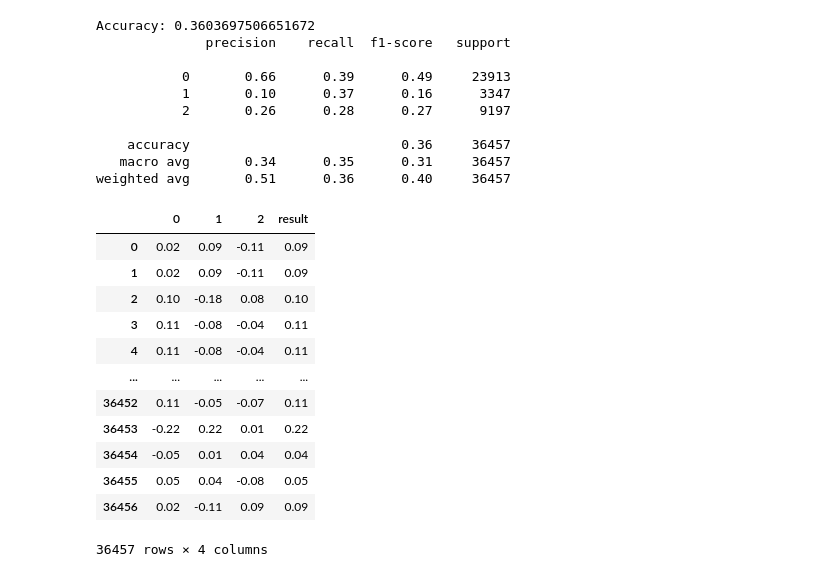
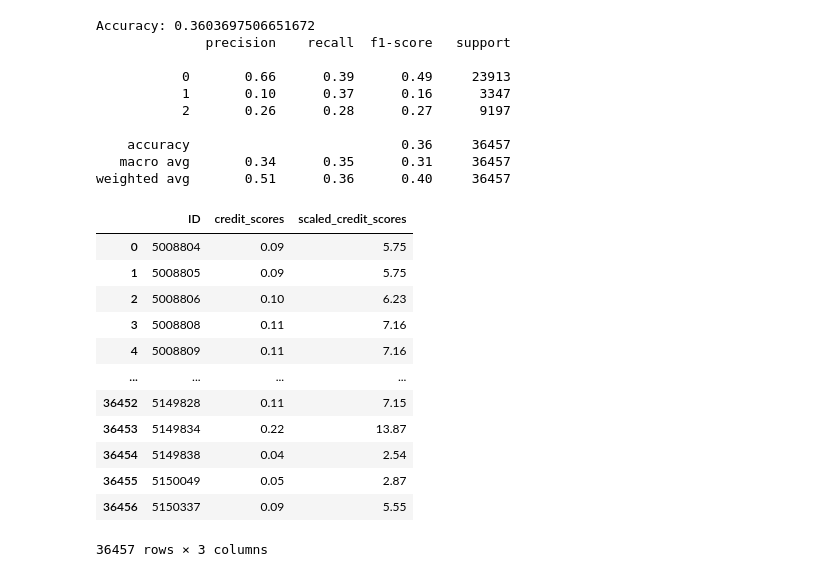
Before and after one commit to Linkkk01/INFO574_Group_Project, a Jupyter notebook: code/regression_analysis.ipynb, the cells around one changed output. Cells and saved outputs as stored; diff of their text form; code cells hidden in the pictures.

```diff
--- a/code/regression_analysis.ipynb
+++ b/code/regression_analysis.ipynb
@@ -3,6 +3,7 @@ import pandas as pd
 import numpy as np
 
 df = pd.read_csv('../data/final_df_2.csv')
+ID = df["ID"]
 df.drop(['ID','workclass'], axis=1, inplace=True)
 df
 # %% [output]
@@ -314,19 +315,25 @@ weighted avg       0.51      0.36      0.40     36457
 # %%
 total_logits = X @ model.coef_.T + model.intercept_
 # total_prob = np.exp(total_logits) / np.sum(np.exp(total_logits), axis=1, keepdims=True)
-total_logits['result'] = total_logits.max(axis=1)
+total_logits['credit_scores'] = total_logits.max(axis=1)
+scaled_data = (total_logits['credit_scores'] - total_logits['credit_scores'].min()) / (total_logits['credit_scores'].max() - total_logits['credit_scores'].min()) * 100
+total_logits["scaled_credit_scores"] = scaled_data
+total_logits["ID"] = ID
+
+total_logits = total_logits[["ID", "credit_scores", "scaled_credit_scores"]]
+
 total_logits
 # %% [output]
-|  | 0 | 1 | 2 | result |
-| 0 | 0.02 | 0.09 | -0.11 | 0.09 |
-| 1 | 0.02 | 0.09 | -0.11 | 0.09 |
-| 2 | 0.10 | -0.18 | 0.08 | 0.10 |
-| 3 | 0.11 | -0.08 | -0.04 | 0.11 |
-| 4 | 0.11 | -0.08 | -0.04 | 0.11 |
-| ... | ... | ... | ... | ... |
-| 36452 | 0.11 | -0.05 | -0.07 | 0.11 |
-| 36453 | -0.22 | 0.22 | 0.01 | 0.22 |
-| 36454 | -0.05 | 0.01 | 0.04 | 0.04 |
-| 36455 | 0.05 | 0.04 | -0.08 | 0.05 |
-| 36456 | 0.02 | -0.11 | 0.09 | 0.09 |
+|  | ID | credit_scores | scaled_credit_scores |
+| 0 | 5008804 | 0.09 | 5.75 |
+| 1 | 5008805 | 0.09 | 5.75 |
+| 2 | 5008806 | 0.10 | 6.23 |
+| 3 | 5008808 | 0.11 | 7.16 |
+| 4 | 5008809 | 0.11 | 7.16 |
+| ... | ... | ... | ... |
+| 36452 | 5149828 | 0.11 | 7.15 |
+| 36453 | 5149834 | 0.22 | 13.87 |
+| 36454 | 5149838 | 0.04 | 2.54 |
+| 36455 | 5150049 | 0.05 | 2.87 |
+| 36456 | 5150337 | 0.09 | 5.55 |
-36457 rows × 4 columns
+36457 rows × 3 columns
```
Also changed, not shown: parts of 1 cell of this notebook.
